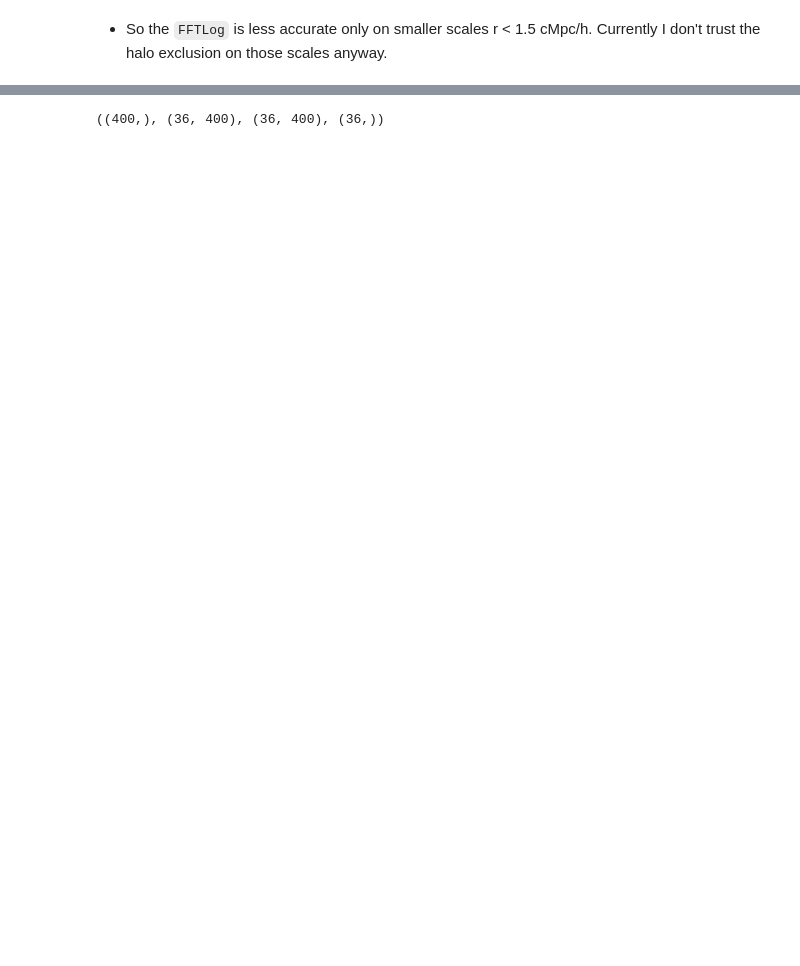
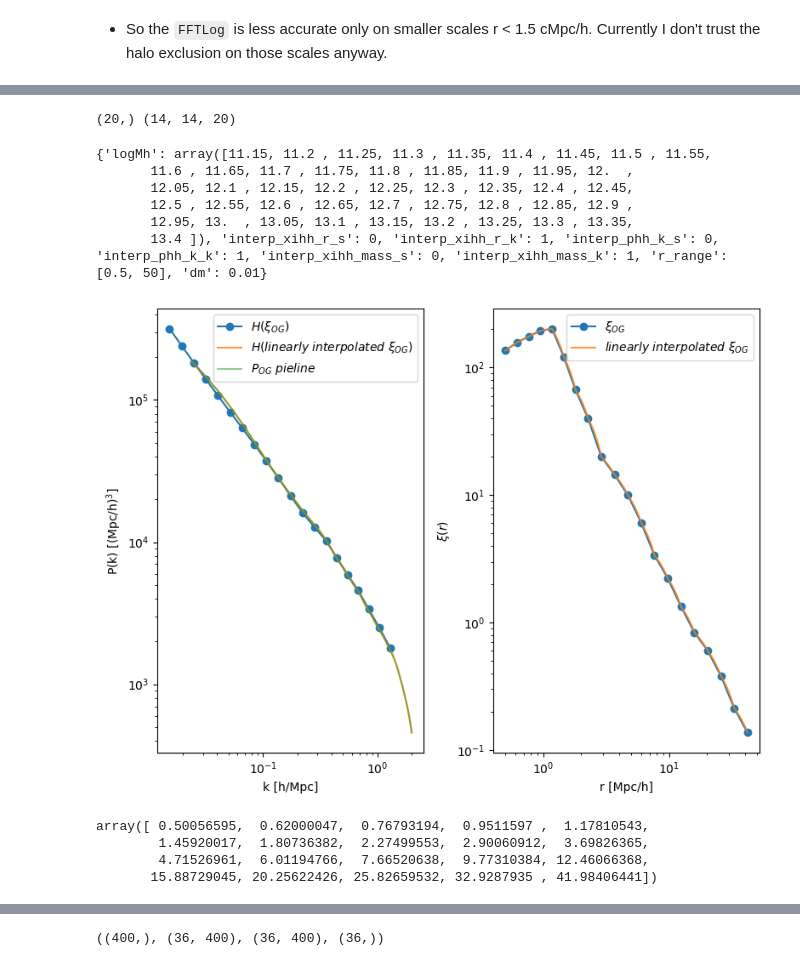
Before and after one commit to qezlou/Goku_ELG, a Jupyter notebook: emu/notebooks/xi_gg/for_paper_pca_w.ipynb, the cells around one changed output, grey strips where cells are left out. Drawn from its saved outputs; the diff is of its cells as text; code cells hidden in the pictures; blank space fills up the shorter version.

```diff
--- a/emu/notebooks/xi_gg/for_paper_pca_w.ipynb
+++ b/emu/notebooks/xi_gg/for_paper_pca_w.ipynb
@@ -285,0 +272,69 @@ ax.set_yscale('log')
+# %%
+from gal_goku import gal
+import importlib
+importlib.reload(gal)
+s=6
+hmf_model_file = f'/home/qezlou/HD2/HETDEX/cosmo/data/HMF/train_pca_l14_full_comp_kernel/hmf_emu_combined_z2.5_inducing_500_latents_14_leave{6}_12000.pkl'
+g = gal.Gal(hmf_model_file, hmf_composite_kernel=hmf_composite_kernel, logging_level=logging_level)
+# Arbitrary cut to asses failing mcfit
+#g.config['r_range'] = [2, 30]
+g.reset_hod()
+g.tag_info = f'pred {s}'
+# Reser cosmo
+g.hmf = plot_hmf_emu.pred[s].squeeze()
+ind = np.where(np.isfinite(g.hmf))
+g.hmf = g.hmf[ind]
+g.log_dndlog_m_spl = make_interp_spline(np.log10(plot_hmf_emu.mbins)[ind], g.hmf)
+g.xi_grid = plot_xi_emu.pred[s].squeeze()[:,:,g.xi_emu_r_mask]
+# make the p_grid
+g.k, g.p_grid = g.xi_grid_to_p_grid()
+# %% [output]
+(20,) (14, 14, 20)
+# %%
+from scipy.interpolate import UnivariateSpline
+import mcfit
+
+print(g.config)
+fig, ax = plt.subplots(1, 2, figsize=(8, 6))
+
+ind_m = [7,0]
+#ax[0].plot(g.k, g.p_grid[ind_m[0],ind_m[1]], label=r'$H(\xi_{OG})$')
+k, p = mcfit.xi2P(g.rbins, l=0, lowring=True)(g.xi_grid[ind_m[0],ind_m[1]], extrap=True)
+ax[0].plot(k, p, label=r'$H(\xi_{OG})$', marker='o')
+
+
+ax[1].plot(g.rbins, g.xi_grid[ind_m[0],ind_m[1]], label=r'$\xi_{OG}$', marker='o')
+spl = UnivariateSpline(g.rbins, g.xi_grid[ind_m[0],ind_m[1]], k=g.config['interp_xihh_r_k'], s=g.config['interp_xihh_r_s'])
+g.rbins_fine = np.logspace(np.log10(g.rbins[0]), np.log10(g.rbins[-1]), 400)
+xi_interp = spl(g.rbins_fine)
+k_interp, p_intep = mcfit.xi2P(g.rbins_fine, l=0, lowring=True)(xi_interp, extrap=True)
+ax[0].plot(k_interp, p_intep, label=r'$H(linearly \ interpolated \ \xi_{OG})$', alpha=0.8)
+
+ax[1].plot(g.rbins_fine, xi_interp, label=r'$linearly  \ interpolated \ \xi_{OG}$', alpha=0.8)
+ax[0].plot(g.k, g.p_grid[ind_m[0],ind_m[1]], label=r'$P_{OG} \ pieline$', alpha=0.5)
+
+
+for i in range(2):
+    ax[i].set_xscale('log')
+    ax[i].set_yscale('log')
+    ax[i].legend()
+ax[0].set_xlabel('k [h/Mpc]')
+ax[0].set_ylabel('P(k) [(Mpc/h)$^3$]')
+ax[1].set_xlabel('r [Mpc/h]')
+ax[1].set_ylabel(r'$\xi(r)$')
+fig.tight_layout()
+# %% [output]
+{'logMh': array([11.15, 11.2 , 11.25, 11.3 , 11.35, 11.4 , 11.45, 11.5 , 11.55,
+       11.6 , 11.65, 11.7 , 11.75, 11.8 , 11.85, 11.9 , 11.95, 12.  ,
+       12.05, 12.1 , 12.15, 12.2 , 12.25, 12.3 , 12.35, 12.4 , 12.45,
+       12.5 , 12.55, 12.6 , 12.65, 12.7 , 12.75, 12.8 , 12.85, 12.9 ,
+       12.95, 13.  , 13.05, 13.1 , 13.15, 13.2 , 13.25, 13.3 , 13.35,
+       13.4 ]), 'interp_xihh_r_s': 0, 'interp_xihh_r_k': 1, 'interp_phh_k_s': 0, 'interp_phh_k_k': 1, 'interp_xihh_mass_s': 0, 'interp_xihh_mass_k': 1, 'r_range': [0.5, 50], 'dm': 0.01}
+[figure, added]
+# %%
+g.rbins
+# %% [output]
+array([ 0.50056595,  0.62000047,  0.76793194,  0.9511597 ,  1.17810543,
+        1.45920017,  1.80736382,  2.27499553,  2.90060912,  3.69826365,
+        4.71526961,  6.01194766,  7.66520638,  9.77310384, 12.46066368,
+       15.88729045, 20.25622426, 25.82659532, 32.9287935 , 41.98406441])
```
Also changed, not shown: parts of 20 cells of this notebook, 1 other file.
